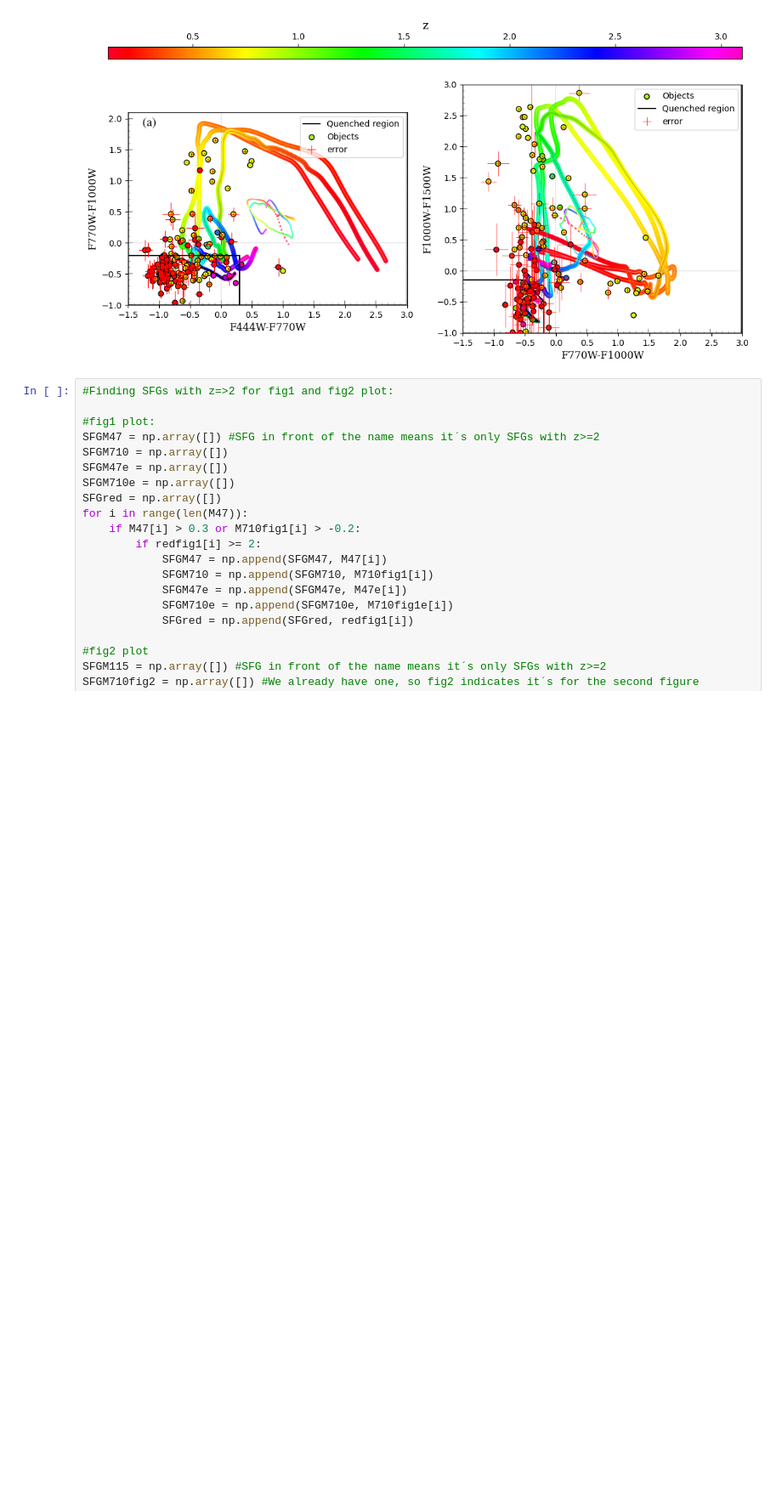
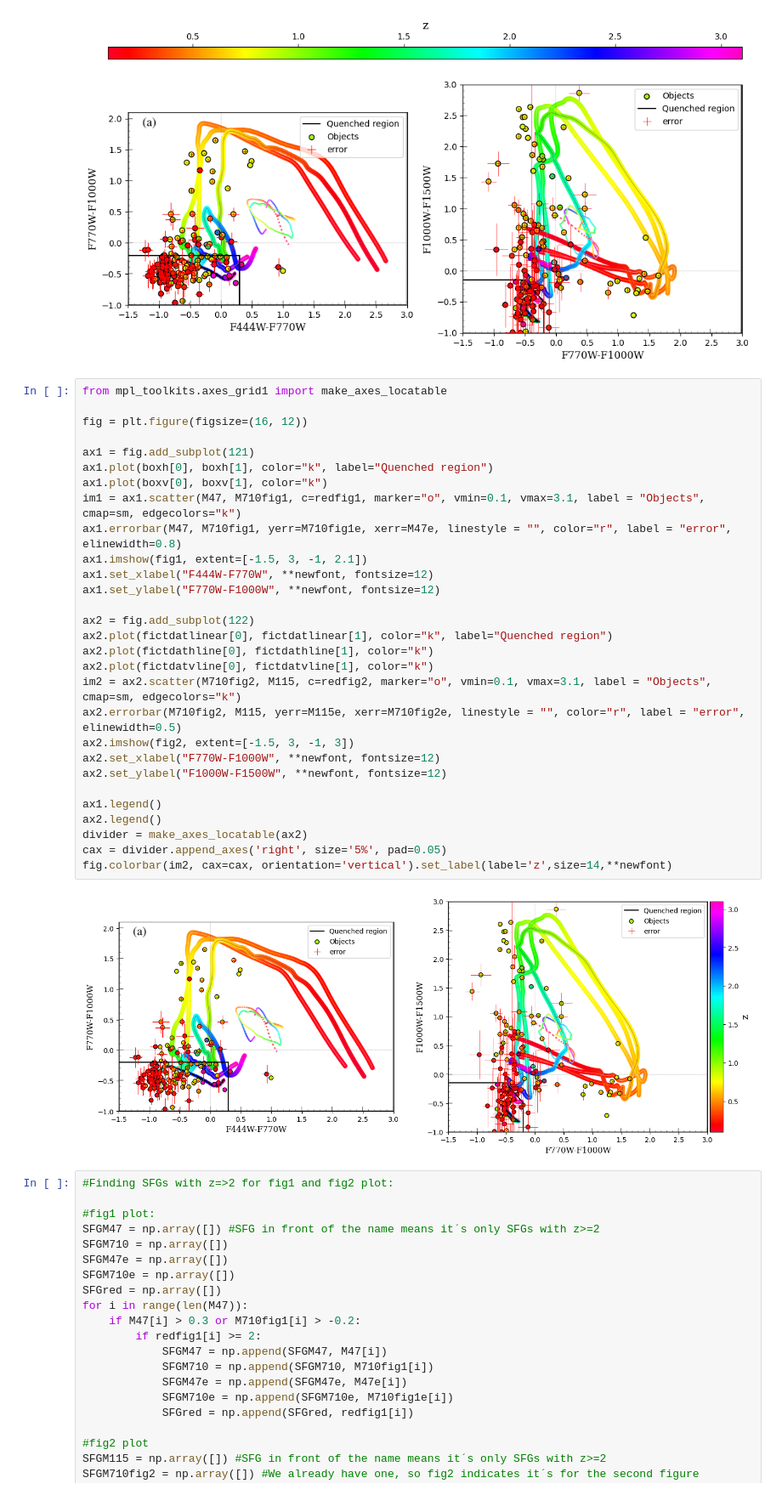
Before and after one commit to StellaWasTaken/1st-year-project, a Jupyter notebook: CSFG data results.ipynb, the cells around one changed output. Shown at 85% size. Saved outputs shown, nothing was run; the diff lists cells and outputs as text; blank space fills up the shorter version.

Commit message:
Subplot med 1 colorbar

```diff
--- a/CSFG data results.ipynb
+++ b/CSFG data results.ipynb
@@ -187,6 +187,37 @@ P2.legend()
 # %% [output]
 <matplotlib.legend.Legend at 0x...>
 [figure]
+# %%
+from mpl_toolkits.axes_grid1 import make_axes_locatable
+
+fig = plt.figure(figsize=(16, 12))
+
+ax1 = fig.add_subplot(121)
+ax1.plot(boxh[0], boxh[1], color="k", label="Quenched region")
+ax1.plot(boxv[0], boxv[1], color="k")
+im1 = ax1.scatter(M47, M710fig1, c=redfig1, marker="o", vmin=0.1, vmax=3.1, label = "Objects", cmap=sm, edgecolors="k")
+ax1.errorbar(M47, M710fig1, yerr=M710fig1e, xerr=M47e, linestyle = "", color="r", label = "error", elinewidth=0.8)
+ax1.imshow(fig1, extent=[-1.5, 3, -1, 2.1])
+ax1.set_xlabel("F444W-F770W", **newfont, fontsize=12)
+ax1.set_ylabel("F770W-F1000W", **newfont, fontsize=12)
+
+ax2 = fig.add_subplot(122)
+ax2.plot(fictdatlinear[0], fictdatlinear[1], color="k", label="Quenched region")
+ax2.plot(fictdathline[0], fictdathline[1], color="k")
+ax2.plot(fictdatvline[0], fictdatvline[1], color="k")
+im2 = ax2.scatter(M710fig2, M115, c=redfig2, marker="o", vmin=0.1, vmax=3.1, label = "Objects", cmap=sm, edgecolors="k")
+ax2.errorbar(M710fig2, M115, yerr=M115e, xerr=M710fig2e, linestyle = "", color="r", label = "error", elinewidth=0.5)
+ax2.imshow(fig2, extent=[-1.5, 3, -1, 3])
+ax2.set_xlabel("F770W-F1000W", **newfont, fontsize=12)
+ax2.set_ylabel("F1000W-F1500W", **newfont, fontsize=12)
+
+ax1.legend()
+ax2.legend()
+divider = make_axes_locatable(ax2)
+cax = divider.append_axes('right', size='5%', pad=0.05)
+fig.colorbar(im2, cax=cax, orientation='vertical').set_label(label='z',size=14,**newfont)
+# %% [output]
+[figure, added]
 # %%
 #Finding SFGs with z=>2 for fig1 and fig2 plot:
 
```
